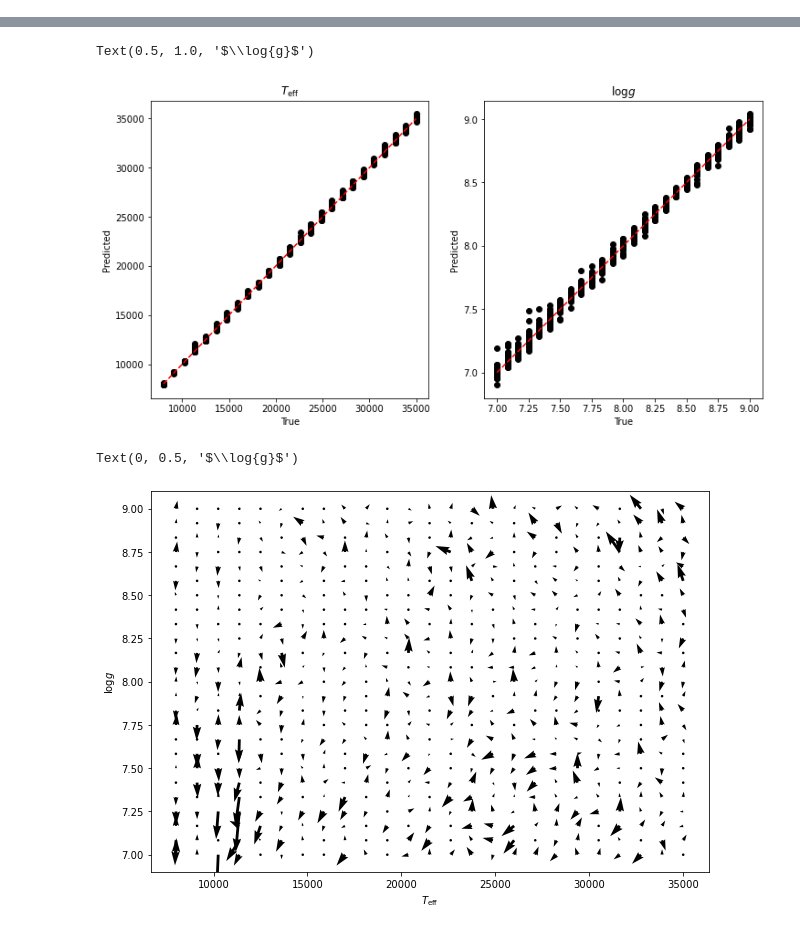
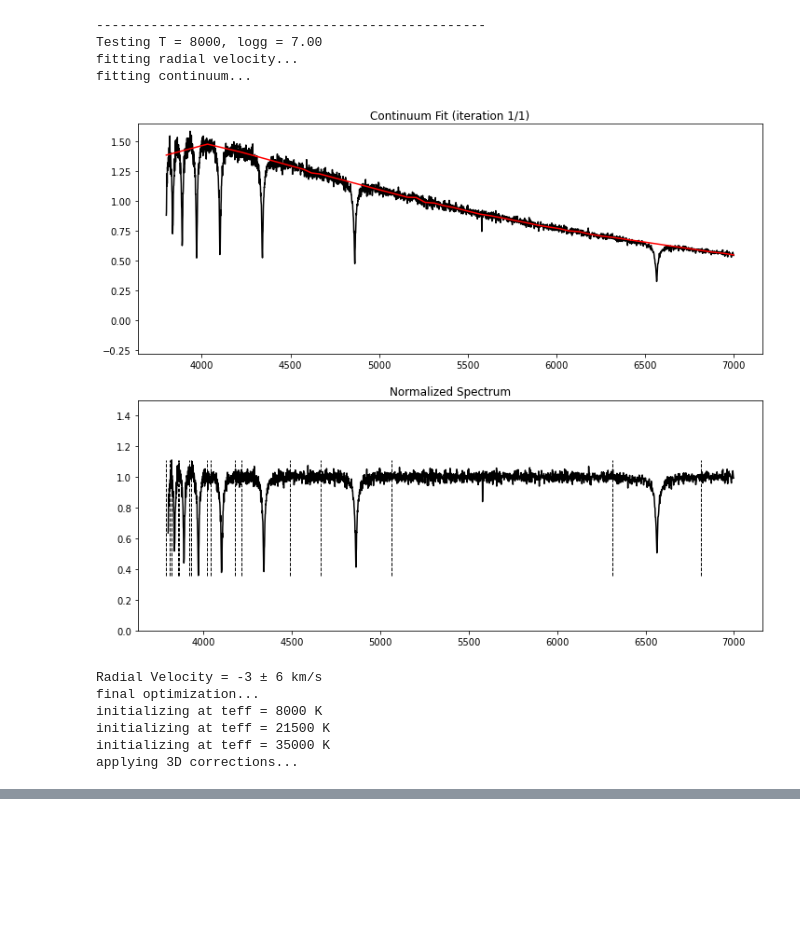
Before and after one commit to vedantchandra/wdtools, a Jupyter notebook: docs/examples/2_test_modelgrid.ipynb, the cells around one changed output, grey strips where cells are left out. Cells and saved outputs as stored; diff of their text form; code cells hidden in the pictures; blank space fills up the shorter version.

```diff
--- a/docs/examples/2_test_modelgrid.ipynb
+++ b/docs/examples/2_test_modelgrid.ipynb
@@ -26,13 +26,13 @@ real_wl = real_wl[c1:c2]
 real_flux = real_flux[c1:c2]
 real_ivar = real_ivar[c1:c2]
 # %%
-make_plot = False
+make_plot = True
 
 gfp = wdtools.GFP(resolution = 1)
 wl = real_wl
 
-Nteff = 5
-Nlogg = 5
+Nteff = 10
+Nlogg = 10
 
 teffs = np.linspace(8000, 15000, Nteff)
 loggs = np.linspace(7, 9, Nlogg)
@@ -43,32 +43,45 @@ rvs = [];
 
 SN = 30
 
 for param in tqdm(param_grid):
 
     teff,logg = param
 
     if make_plot:
         print('--'*25)
         print('Testing T = %i, logg = %.2f' % (teff, logg))
 
     fl = gfp.spectrum_sampler(wl, teff, logg)
     fl = (fl / np.median(fl)) * np.nanmedian(real_flux)
     sigma =  1 / np.sqrt(real_ivar) #fl / SN # assume shot noise
     fl += sigma * np.random.normal(size = len(fl))
     ivar = 1 / sigma**2 #np.repeat(1 / sigma**2, len(fl))
 
     labels, e_labels, redchi = gfp.fit_spectrum(wl, fl, ivar, mcmc = False,
                                                 fullspec = False, polyorder = 0,
                                                 lines = ['beta', 'gamma', 'delta', 'eps', 'h8'],
                                                 make_plot = make_plot, crop = (3800, 7000),
                                                 plot_init = make_plot,
                                                 verbose = make_plot,
                                                 lmfit_kw = dict(method = 'leastsq', epsfcn = 0.1,
-                                                               xtol = 1e-10, ftol = 1e-10)
+                                                                xtol = 1e-15, ftol = 1e-15
+                                                ), apply_3dcorr = True
                                                )
 
     predicted.append([labels[0], labels[1]])
     rvs.append(labels[-1])
-
+    break
 predicted = np.array(predicted)
 rvs = np.array(rvs)
+# %% [output]
+--------------------------------------------------
+Testing T = 8000, logg = 7.00
+fitting radial velocity...
+fitting continuum...
+[figure, added]
+Radial Velocity = -3 ± 6 km/s
+final optimization...
+initializing at teff = 8000 K
+initializing at teff = 21500 K
+initializing at teff = 35000 K
+applying 3D corrections...
@@ -96,24 +110,3 @@ plt.plot([x[0], x[-1]], [x[0], x[-1]], color = 'r', linestyle = '--')
 plt.xlabel('True')
 plt.ylabel('Predicted')
 plt.title('$\log{g}$')
-# %% [output]
-Text(0.5, 1.0, '$\\log{g}$')
-[figure, removed]
-# %%
-x = param_grid[:, 0]
-y = param_grid[:, 1]
-
-dx = param_grid[:, 0] - predicted[:, 0]
-dy = param_grid[:, 1] - predicted[:, 1]
-
-col = np.sqrt((dx / dx.mean())**2 + (dy / dy.mean())**2)
-
-plt.figure(figsize = (10, 7))
-
-plt.quiver(x, y, dx, dy, angles = 'xy', scale_units = 'xy', scale = 1, width = 0.005)
-
-plt.xlabel('$T_{\mathrm{eff}}$')
-plt.ylabel('$\log{g}$')
-# %% [output]
-Text(0, 0.5, '$\\log{g}$')
-[figure, removed]
```
Also changed, not shown: parts of 11 cells of this notebook, 4 other files.
